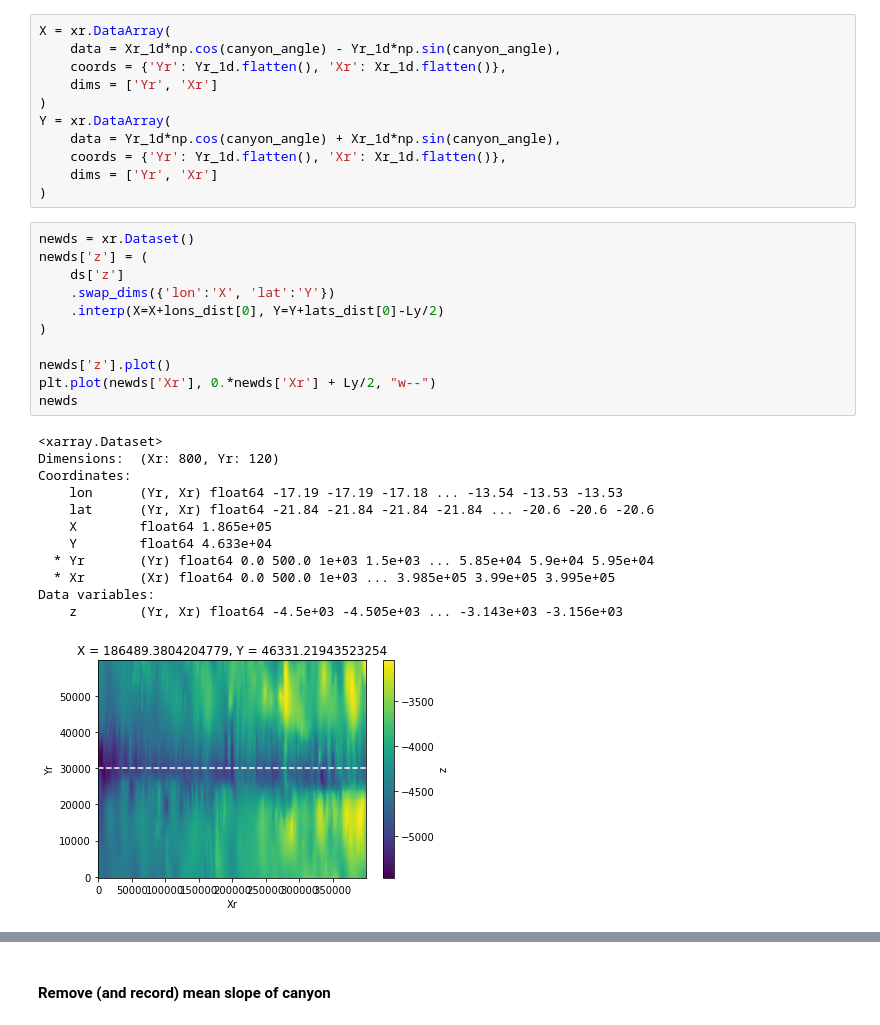
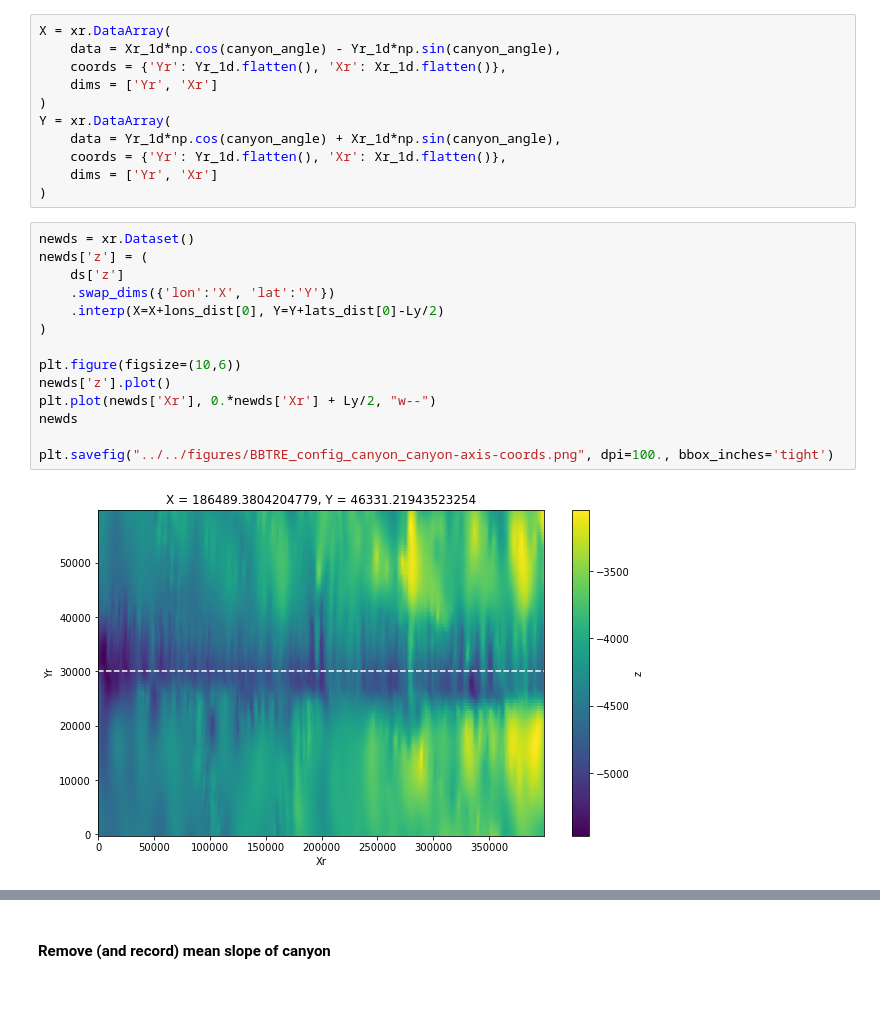
Before and after one commit to hdrake/bblturb, a Jupyter notebook: notebooks/config/gendata_BBTRE.ipynb, the cells around one changed output, grey strips where cells are left out. Drawn from its saved outputs; the diff is of its cells as text; blank space fills up the shorter version.

```diff
--- a/notebooks/config/gendata_BBTRE.ipynb
+++ b/notebooks/config/gendata_BBTRE.ipynb
@@ -104,26 +109,18 @@ Y = xr.DataArray(
 # %%
 newds = xr.Dataset()
 newds['z'] = (
     ds['z']
     .swap_dims({'lon':'X', 'lat':'Y'})
     .interp(X=X+lons_dist[0], Y=Y+lats_dist[0]-Ly/2)
 )
 
+plt.figure(figsize=(10,6))
 newds['z'].plot()
 plt.plot(newds['Xr'], 0.*newds['Xr'] + Ly/2, "w--")
 newds
+
+plt.savefig("../../figures/BBTRE_config_canyon_canyon-axis-coords.png", dpi=100., bbox_inches='tight')
 # %% [output]
-<xarray.Dataset>
-Dimensions:  (Xr: 800, Yr: 120)
-Coordinates:
-    lon      (Yr, Xr) float64 -17.19 -17.19 -17.18 ... -13.54 -13.53 -13.53
-    lat      (Yr, Xr) float64 -21.84 -21.84 -21.84 -21.84 ... -20.6 -20.6 -20.6
-    X        float64 1.865e+05
-    Y        float64 4.633e+04
-  * Yr       (Yr) float64 0.0 500.0 1e+03 1.5e+03 ... 5.85e+04 5.9e+04 5.95e+04
-  * Xr       (Xr) float64 0.0 500.0 1e+03 ... 3.985e+05 3.99e+05 3.995e+05
-Data variables:
-    z        (Yr, Xr) float64 -4.5e+03 -4.505e+03 ... -3.143e+03 -3.156e+03
-[figure, old version]
+[figure, new version]
 # %%
 newds['z'].plot(x='lon', y='lat')
```
Also changed, not shown: parts of 5 cells of this notebook, 14 other files.
